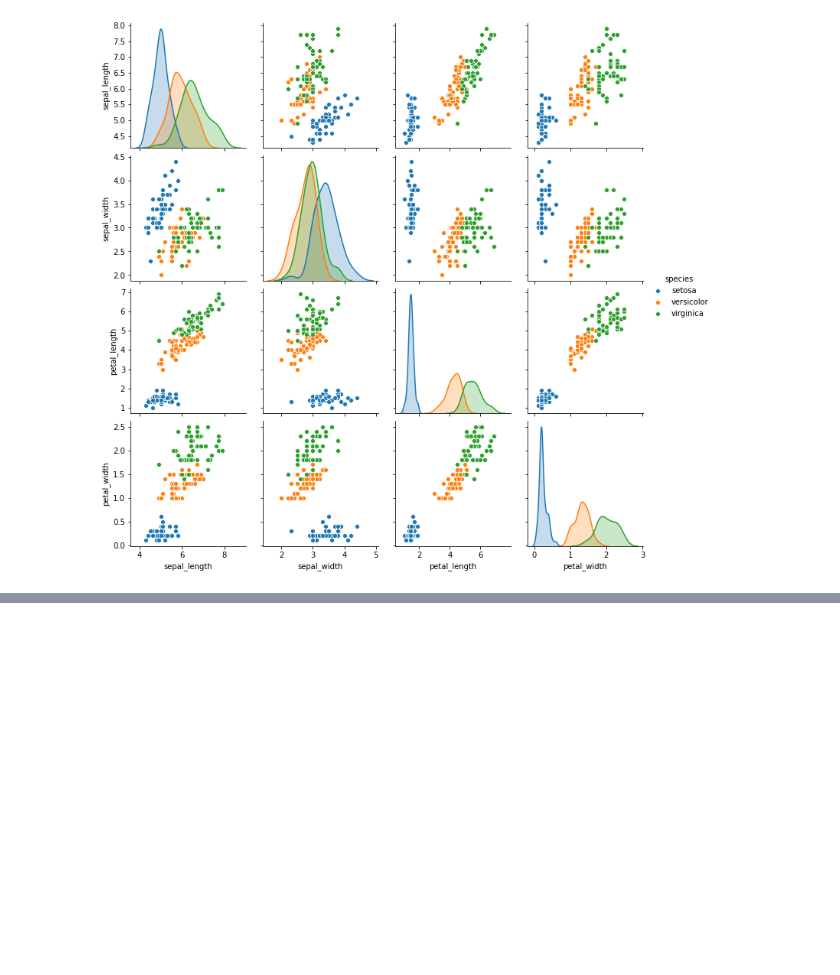
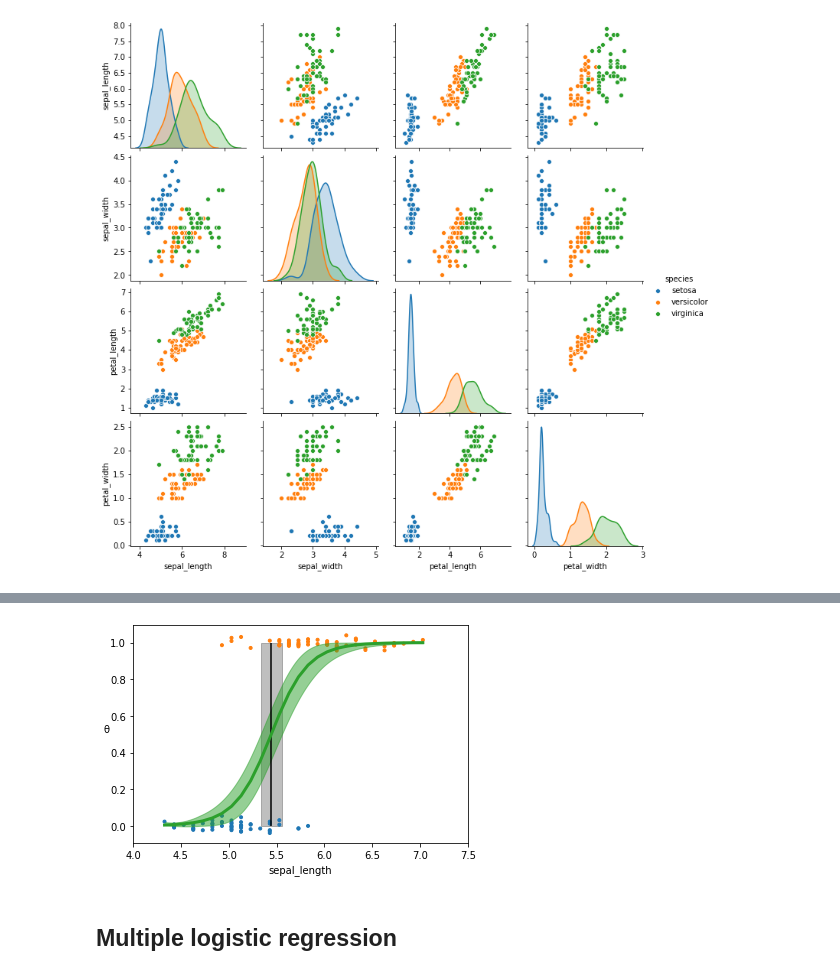
Before and after one commit to jhrcook/bayesian-analysis-with-python_e2, a Jupyter notebook: 04_generalized-linear-models.ipynb, the cells around one changed output, grey strips where cells are left out. Drawn from its saved outputs; the diff is of its cells as text; code cells hidden in the pictures; blank space fills up the shorter version.

```diff
--- a/04_generalized-linear-models.ipynb
+++ b/04_generalized-linear-models.ipynb
@@ -64,0 +119,20 @@ plt.show()
+# %%
+theta = trace_0["θ"].mean(axis=0)
+idx = np.argsort(x_c)
+plt.plot(x_c[idx], theta[idx], color="C2", lw=3)
+plt.vlines(trace_0["bd"].mean(), 0, 1, color="k")
+bd_hpi = az.hdi(trace_0["bd"])
+plt.fill_between(bd_hpi, 0, 1, color="k", alpha=0.25)
+plt.scatter(x_c, np.random.normal(y_0, 0.02), marker=".", color=[f"C{x}" for x in y_0])
+az.plot_hdi(x_c, trace_0["θ"], color="C2", ax=plt.gca())
+
+plt.xlabel(x_n)
+plt.ylabel("θ", rotation=0)
+locs, _ = plt.xticks()
+plt.xticks(locs, np.round(locs + x_0.mean(), 1))
+
+plt.show()
+# %% [output]
+[figure, added]
+# %% [markdown]
+## Multiple logistic regression
```
Also changed, not shown: parts of 13 cells of this notebook, 7 other files.
